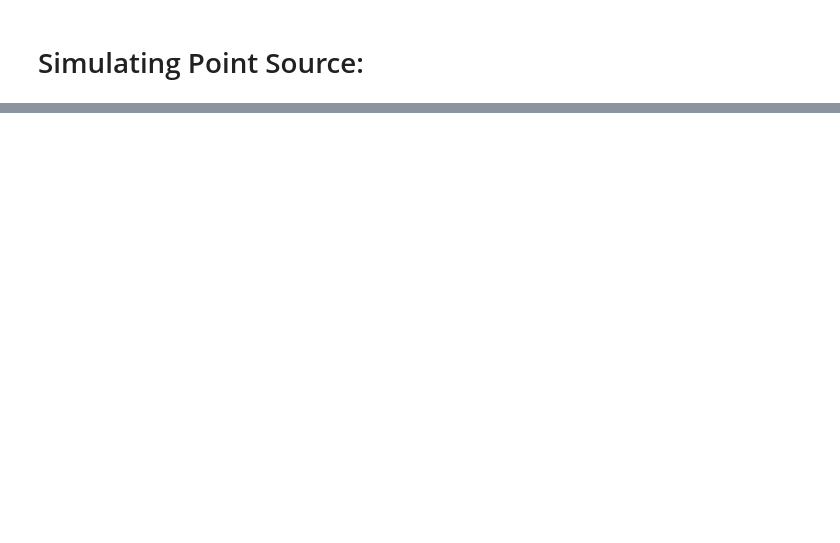
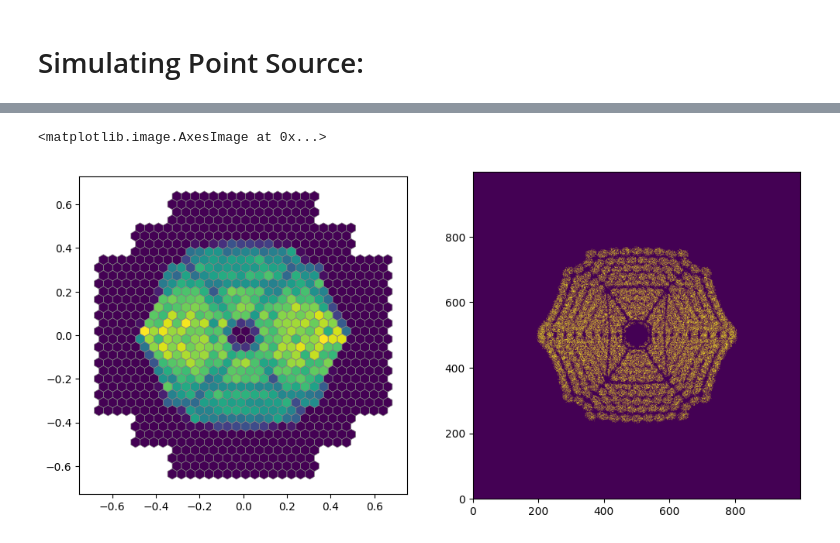
Before and after one commit to GerritRo/iactrace, a Jupyter notebook: examples/HESS_I.ipynb, the cells around one changed output, grey strips where cells are left out. Cells and saved outputs as stored; diff of their text form; code cells hidden in the pictures; blank space fills up the shorter version.

```diff
--- a/examples/HESS_I.ipynb
+++ b/examples/HESS_I.ipynb
@@ -70,11 +56,12 @@ N_points = 1
 key = jax.random.key(12)
 key1, key2 = jax.random.split(key)
 
-x = jax.random.uniform(key1, N_points, minval=-1, maxval=1)
-y = jax.random.uniform(key2, N_points, minval=-1, maxval=1)
-z = jnp.ones(N_points) * 120
+x = jax.random.uniform(key1, N_points, minval=-0.01, maxval=0.01)
+y = jax.random.uniform(key2, N_points, minval=-0.01, maxval=0.01)
+z = jnp.ones(N_points) * 240
 
 points = jnp.array([x,y,z]).T
 # %%
 %%time
-result = sim(points, 'point').block_until_ready()
+image_science = telescope(points, source_type='point', sensor_idx=0).block_until_ready()
+image_lid = telescope(points, source_type='point', sensor_idx=1).block_until_ready()
@@ -84,2 +71,7 @@ plt.colorbar()
 # %%
-380*64
+fig, ax = plt.subplots(ncols=2, figsize=(12,6))
+hexshow(image_science, telescope.sensors[0].hex_centers, ax=ax[0])
+ax[1].imshow(image_lid, origin='lower', vmax=1)
+# %% [output]
+<matplotlib.image.AxesImage at 0x...>
+[figure, added]
```
Also changed, not shown: parts of 7 cells of this notebook, 20 other files.
